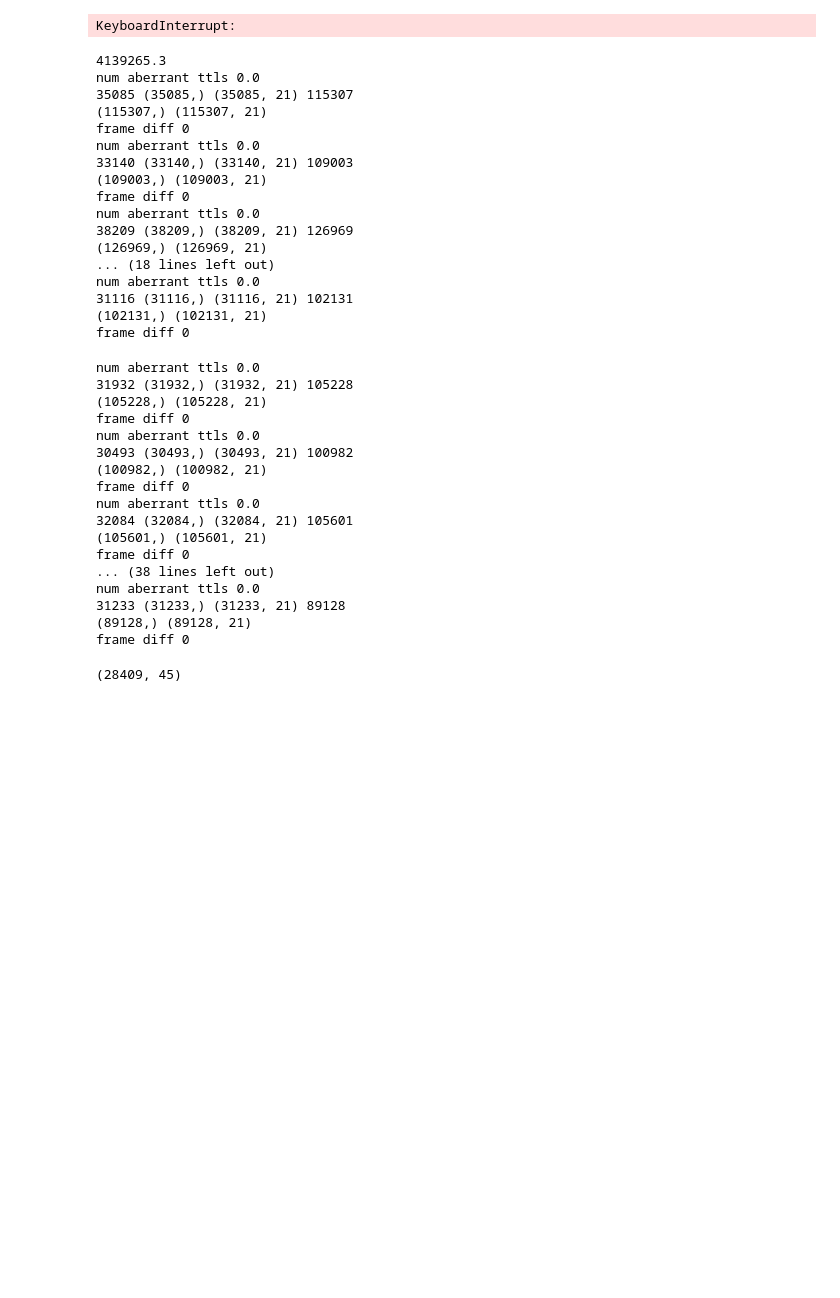
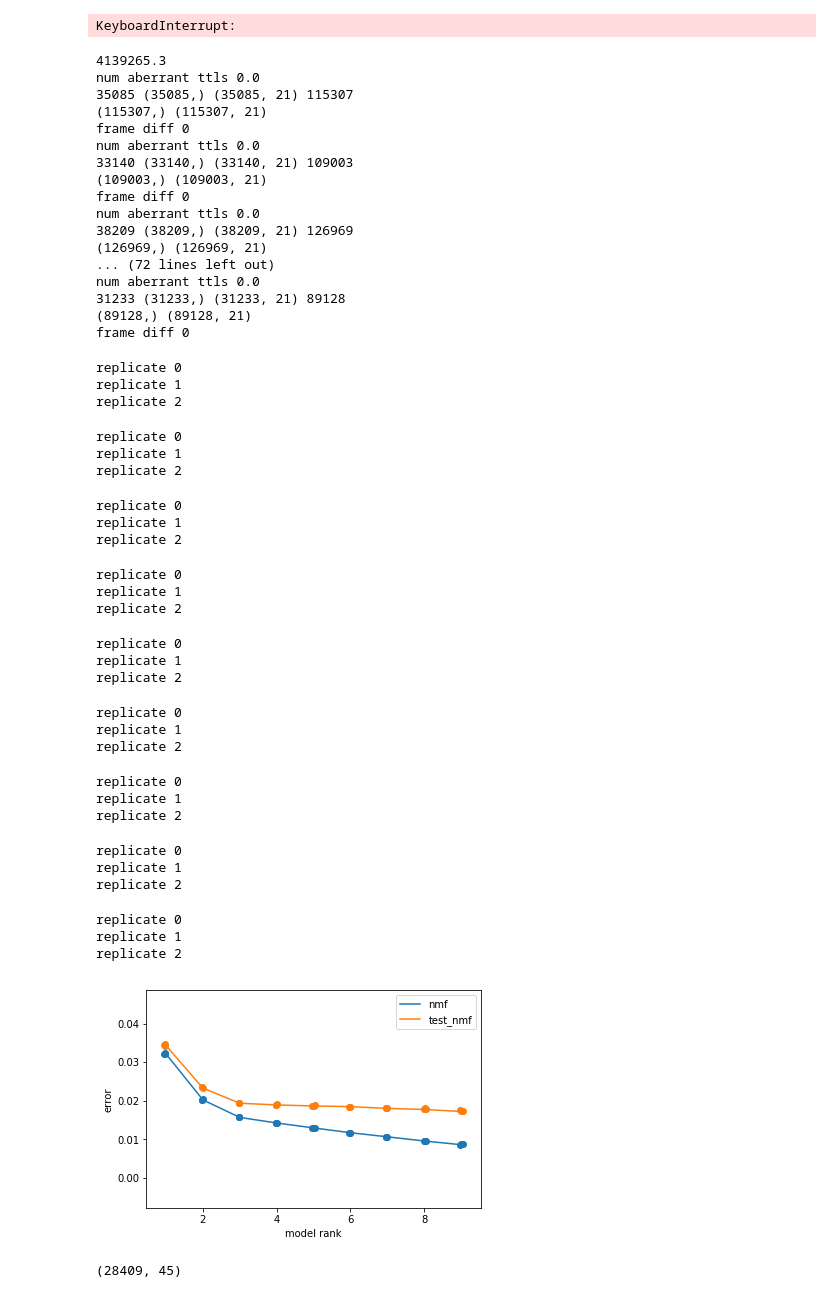
Before and after one commit to GiocomoLab/MightyMorphingPhotonRangers, a Jupyter notebook: PlaceCellAnalyses/SingleCellSimNMF.ipynb, the cells around one changed output. Cells and saved outputs as stored; diff of their text form; code cells hidden in the pictures; blank space fills up the shorter version.

```diff
--- a/PlaceCellAnalyses/SingleCellSimNMF.ipynb
+++ b/PlaceCellAnalyses/SingleCellSimNMF.ipynb
@@ -115,42 +115,53 @@ f,ax = scnmf.plot_factors(results,3,em.shape[0],downsample=1.)
 f.savefig(os.path.join("G:\\My Drive\\manuscripts\\MightyMorphinPhotonRangers_Manuscript\\Figures",'4222153.2_18_04_2019_cellnmf_3factors.pdf'),format='pdf')
 # %%
 cellmat_rare = scnmf.build_matrix(df,['4139265.3','4139265.4','4139265.5','4222168.1'],first_sess = [5,5,5,3])
-# results_rare,fig_rare = scnmf.run_ensemble(cellmat_rare)
+results_rare,fig_rare = scnmf.run_ensemble(cellmat_rare)
 # %% [output]
 4139265.3
 num aberrant ttls 0.0
 35085 (35085,) (35085, 21) 115307
 (115307,) (115307, 21)
 frame diff 0
 num aberrant ttls 0.0
 33140 (33140,) (33140, 21) 109003
 (109003,) (109003, 21)
 frame diff 0
 num aberrant ttls 0.0
 38209 (38209,) (38209, 21) 126969
 (126969,) (126969, 21)
-... (18 lines left out)
+... (72 lines left out)
 num aberrant ttls 0.0
-31116 (31116,) (31116, 21) 102131
-(102131,) (102131, 21)
+31233 (31233,) (31233, 21) 89128
+(89128,) (89128, 21)
 frame diff 0
-num aberrant ttls 0.0
-31932 (31932,) (31932, 21) 105228
-(105228,) (105228, 21)
-frame diff 0
-num aberrant ttls 0.0
-30493 (30493,) (30493, 21) 100982
-(100982,) (100982, 21)
-frame diff 0
-num aberrant ttls 0.0
-32084 (32084,) (32084, 21) 105601
-(105601,) (105601, 21)
-frame diff 0
-... (38 lines left out)
-num aberrant ttls 0.0
-31233 (31233,) (31233, 21) 89128
-(89128,) (89128, 21)
-frame diff 0
+replicate 0
+replicate 1
+replicate 2
+replicate 0
+replicate 1
+replicate 2
+replicate 0
+replicate 1
+replicate 2
+replicate 0
+replicate 1
+replicate 2
+replicate 0
+replicate 1
+replicate 2
+replicate 0
+replicate 1
+replicate 2
+replicate 0
+replicate 1
+replicate 2
+replicate 0
+replicate 1
+replicate 2
+replicate 0
+replicate 1
+replicate 2
+[figure, added]
 # %%
 print(cellmat_rare.shape)
 # %% [output]
```
Also changed, not shown: parts of 2 cells of this notebook, 8 other files.
